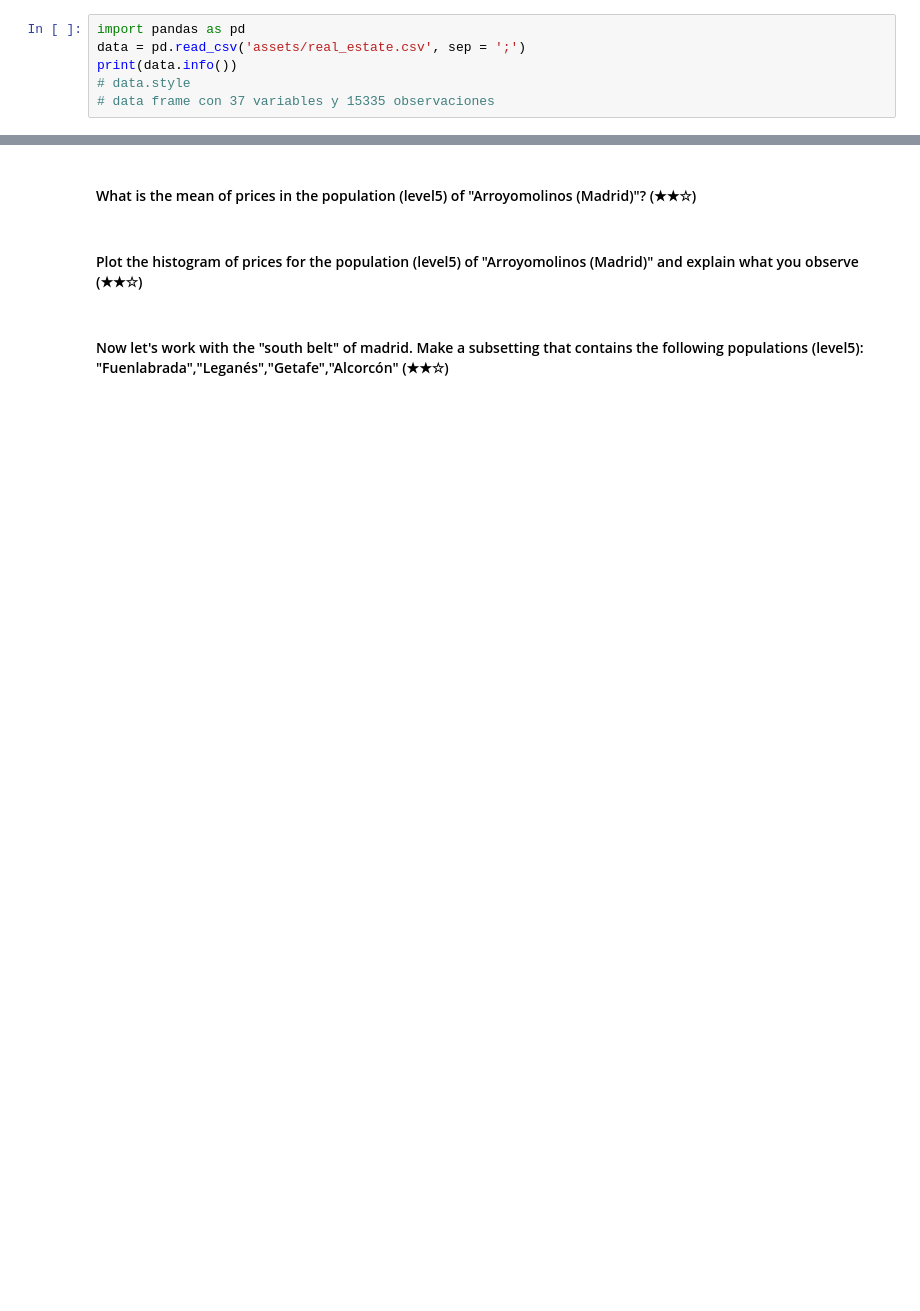
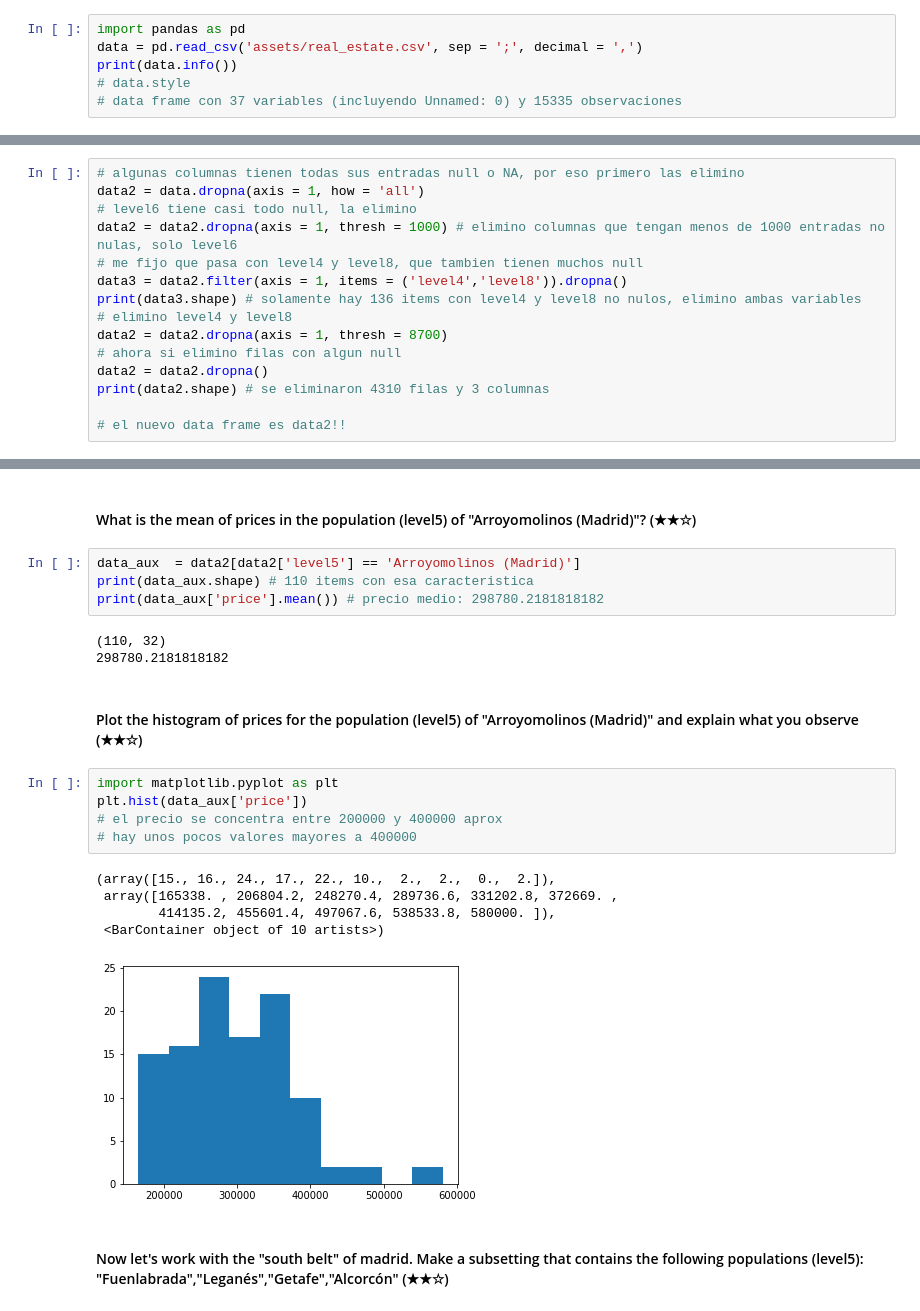
Before and after one commit to RominaGonella/Bootcamp_4Geeks, a Jupyter notebook: project.ipynb, the cells around one changed output, grey strips where cells are left out. Drawn from its saved outputs; the diff is of its cells as text; blank space fills up the shorter version.

```diff
--- a/project.ipynb
+++ b/project.ipynb
@@ -12,10 +12,10 @@ Let's start with precisely that question... Good luck!
 #### Read the dataset assets/real_estate.csv and try to visualize the table (★☆☆)
 # %%
 import pandas as pd
-data = pd.read_csv('assets/real_estate.csv', sep = ';')
+data = pd.read_csv('assets/real_estate.csv', sep = ';', decimal = ',')
 print(data.info())
 # data.style
-# data frame con 37 variables y 15335 observaciones
+# data frame con 37 variables (incluyendo Unnamed: 0) y 15335 observaciones
 # %% [output]
 <class 'pandas.core.frame.DataFrame'>
 RangeIndex: 15335 entries, 0 to 15334
@@ -47,2 +104,17 @@ None
 # %% [markdown]
 #### Delete the NAs of the dataset, if applicable (★★☆)
+# %%
+# algunas columnas tienen todas sus entradas null o NA, por eso primero las elimino
+data2 = data.dropna(axis = 1, how = 'all')
+# level6 tiene casi todo null, la elimino
+data2 = data2.dropna(axis = 1, thresh = 1000) # elimino columnas que tengan menos de 1000 entradas no nulas, solo level6
+# me fijo que pasa con level4 y level8, que tambien tienen muchos null
+data3 = data2.filter(axis = 1, items = ('level4','level8')).dropna()
+print(data3.shape) # solamente hay 136 items con level4 y level8 no nulos, elimino ambas variables
+# elimino level4 y level8
+data2 = data2.dropna(axis = 1, thresh = 8700)
+# ahora si elimino filas con algun null
+data2 = data2.dropna()
+print(data2.shape) # se eliminaron 4310 filas y 3 columnas
+
+# el nuevo data frame es data2!!
@@ -49,6 +124,24 @@ None
 # %% [markdown]
 #### What is the mean of prices in the population (level5) of "Arroyomolinos (Madrid)"? (★★☆)
+# %%
+data_aux  = data2[data2['level5'] == 'Arroyomolinos (Madrid)']
+print(data_aux.shape) # 110 items con esa caracteristica
+print(data_aux['price'].mean()) # precio medio: 298780.2181818182
+# %% [output]
+(110, 32)
+298780.2181818182
 # %% [markdown]
 #### Plot the histogram of prices for the population (level5) of "Arroyomolinos (Madrid)" and explain what you observe (★★☆)
+# %%
+import matplotlib.pyplot as plt
+plt.hist(data_aux['price'])
+# el precio se concentra entre 200000 y 400000 aprox
+# hay unos pocos valores mayores a 400000
+# %% [output]
+(array([15., 16., 24., 17., 22., 10.,  2.,  2.,  0.,  2.]),
+ array([165338. , 206804.2, 248270.4, 289736.6, 331202.8, 372669. ,
+        414135.2, 455601.4, 497067.6, 538533.8, 580000. ]),
+ <BarContainer object of 10 artists>)
+[figure, added]
 # %% [markdown]
 #### Now let's work with the "south belt" of madrid. Make a subsetting that contains the following populations (level5): "Fuenlabrada","Leganés","Getafe","Alcorcón" (★★☆)
```
Also changed, not shown: parts of 14 cells of this notebook.
